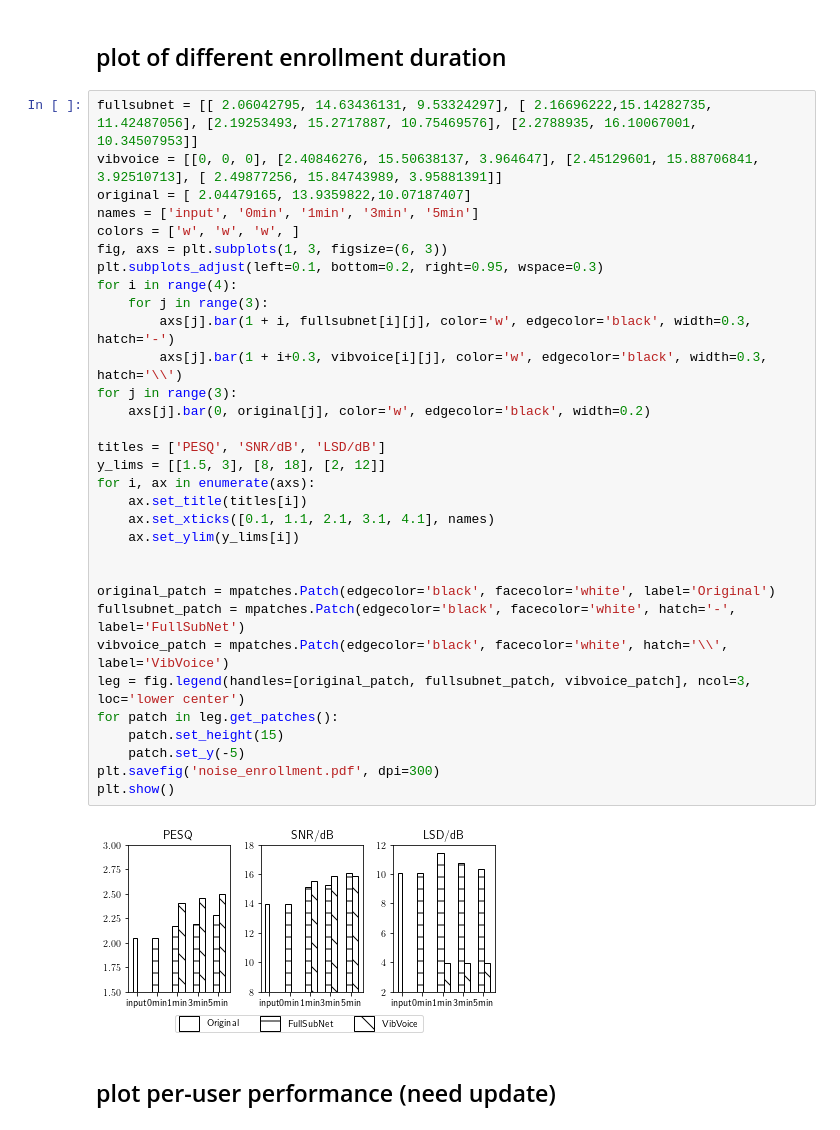
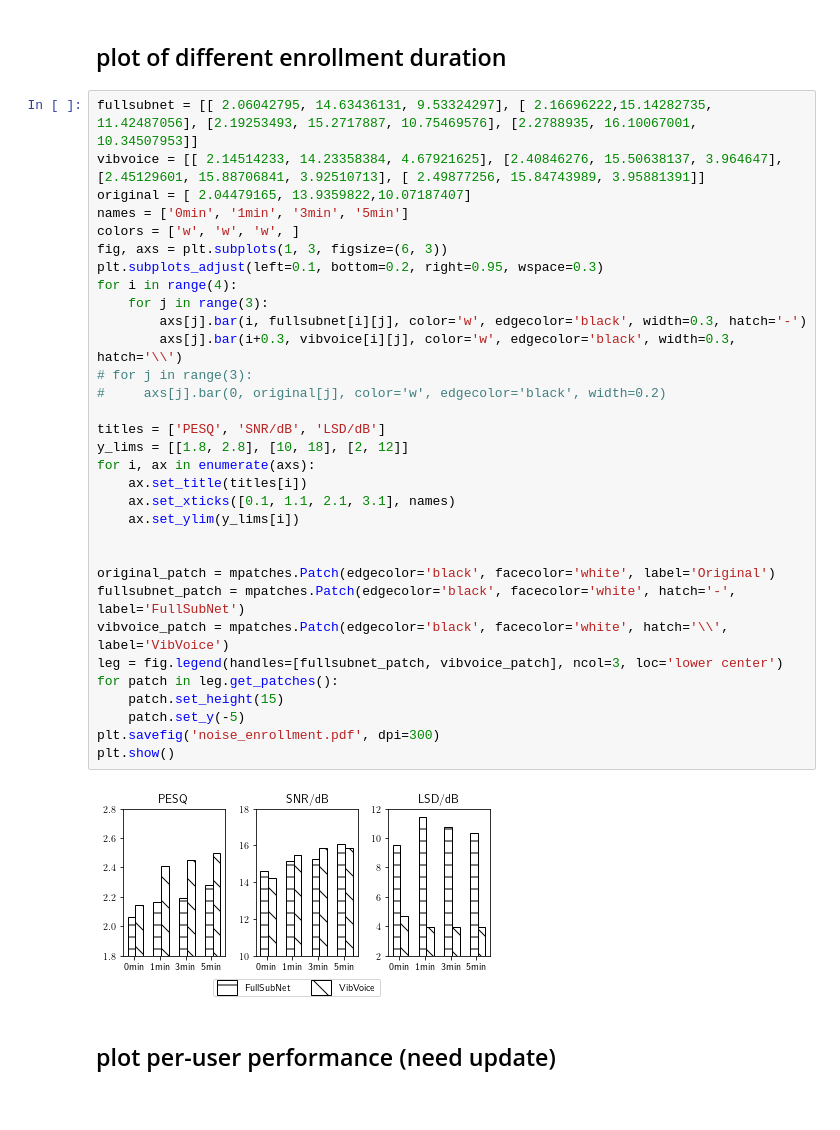
Before and after one commit to lixinghe1999/audioproject, a Jupyter notebook: DL/plot.ipynb, the cells around one changed output. Cells and saved outputs as stored; diff of their text form.

```diff
--- a/DL/plot.ipynb
+++ b/DL/plot.ipynb
@@ -74,38 +74,38 @@ plt.show()
 ## plot of different enrollment duration
 # %%
 fullsubnet = [[ 2.06042795, 14.63436131, 9.53324297], [ 2.16696222,15.14282735, 11.42487056], [2.19253493, 15.2717887, 10.75469576], [2.2788935, 16.10067001, 10.34507953]]
-vibvoice = [[0, 0, 0], [2.40846276, 15.50638137, 3.964647], [2.45129601, 15.88706841, 3.92510713], [ 2.49877256, 15.84743989, 3.95881391]]
+vibvoice = [[ 2.14514233, 14.23358384, 4.67921625], [2.40846276, 15.50638137, 3.964647], [2.45129601, 15.88706841, 3.92510713], [ 2.49877256, 15.84743989, 3.95881391]]
 original = [ 2.04479165, 13.9359822,10.07187407]
-names = ['input', '0min', '1min', '3min', '5min']
+names = ['0min', '1min', '3min', '5min']
 colors = ['w', 'w', 'w', ]
 fig, axs = plt.subplots(1, 3, figsize=(6, 3))
 plt.subplots_adjust(left=0.1, bottom=0.2, right=0.95, wspace=0.3)
 for i in range(4):
     for j in range(3):
-        axs[j].bar(1 + i, fullsubnet[i][j], color='w', edgecolor='black', width=0.3, hatch='-')
-        axs[j].bar(1 + i+0.3, vibvoice[i][j], color='w', edgecolor='black', width=0.3, hatch='\\')
-for j in range(3):
-    axs[j].bar(0, original[j], color='w', edgecolor='black', width=0.2)
+        axs[j].bar(i, fullsubnet[i][j], color='w', edgecolor='black', width=0.3, hatch='-')
+        axs[j].bar(i+0.3, vibvoice[i][j], color='w', edgecolor='black', width=0.3, hatch='\\')
+# for j in range(3):
+#     axs[j].bar(0, original[j], color='w', edgecolor='black', width=0.2)
 
 titles = ['PESQ', 'SNR/dB', 'LSD/dB']
-y_lims = [[1.5, 3], [8, 18], [2, 12]]
+y_lims = [[1.8, 2.8], [10, 18], [2, 12]]
 for i, ax in enumerate(axs):
     ax.set_title(titles[i])
-    ax.set_xticks([0.1, 1.1, 2.1, 3.1, 4.1], names)
+    ax.set_xticks([0.1, 1.1, 2.1, 3.1], names)
     ax.set_ylim(y_lims[i])
 
 
 original_patch = mpatches.Patch(edgecolor='black', facecolor='white', label='Original')
 fullsubnet_patch = mpatches.Patch(edgecolor='black', facecolor='white', hatch='-', label='FullSubNet')
 vibvoice_patch = mpatches.Patch(edgecolor='black', facecolor='white', hatch='\\', label='VibVoice')
-leg = fig.legend(handles=[original_patch, fullsubnet_patch, vibvoice_patch], ncol=3, loc='lower center')
+leg = fig.legend(handles=[fullsubnet_patch, vibvoice_patch], ncol=3, loc='lower center')
 for patch in leg.get_patches():
     patch.set_height(15)
     patch.set_y(-5)
 plt.savefig('noise_enrollment.pdf', dpi=300)
 plt.show()
 # %% [output]
-[figure, old version]
+[figure, new version]
 # %% [markdown]
 ## plot per-user performance (need update)
 # %%
```
Also changed, not shown: 7 other files.
